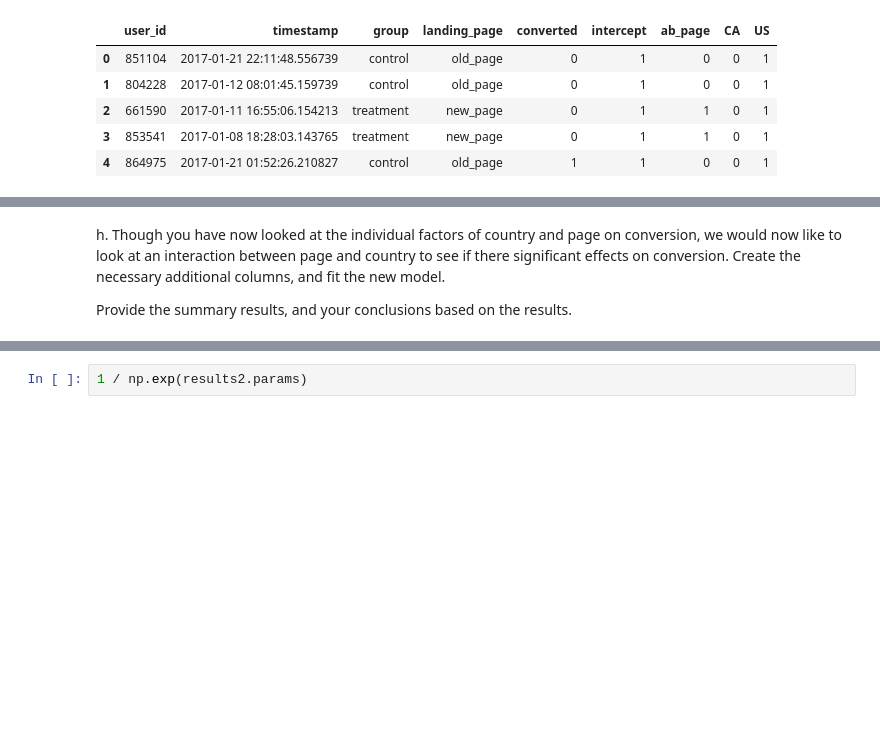
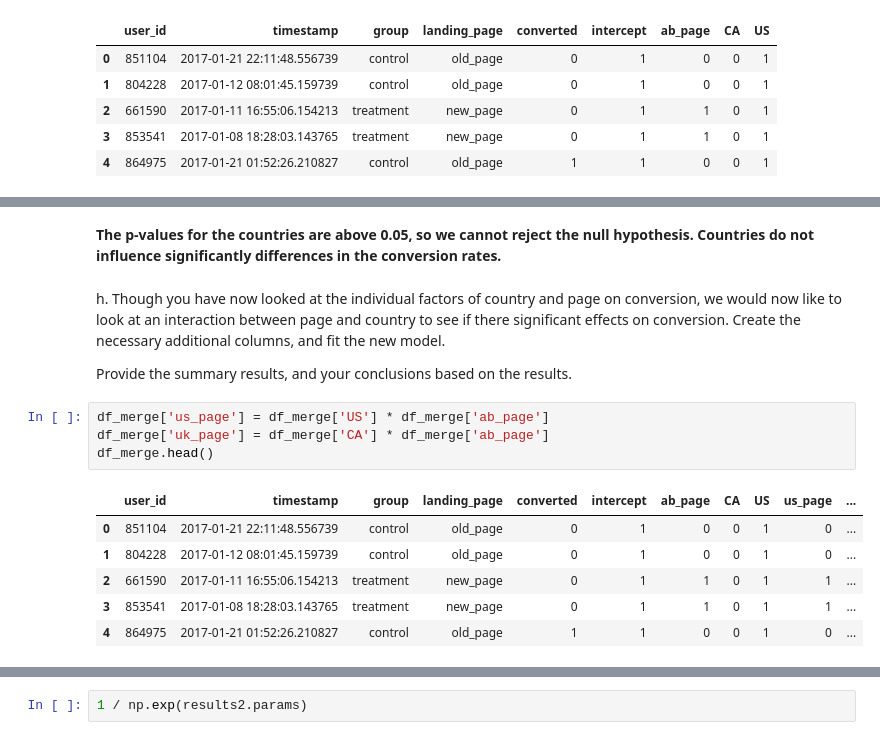
Before and after one commit to PRATIKSHABOTHARA/Analyze-AB-test, a Jupyter notebook: Analyze_ab_test_results_notebook.ipynb, the cells around one changed output, grey strips where cells are left out. Saved outputs shown, nothing was run; the diff lists cells and outputs as text; blank space fills up the shorter version.

```diff
--- a/Analyze_ab_test_results_notebook.ipynb
+++ b/Analyze_ab_test_results_notebook.ipynb
@@ -428,6 +450,19 @@ df_merge.head()
+# %% [markdown]
+**The p-values for the countries are above 0.05, so we cannot reject the null hypothesis. Countries do not influence significantly differences in the conversion rates.**
 # %% [markdown]
 h. Though you have now looked at the individual factors of country and page on conversion, we would now like to look at an interaction between page and country to see if there significant effects on conversion.  Create the necessary additional columns, and fit the new model.
 
 Provide the summary results, and your conclusions based on the results.
+# %%
+df_merge['us_page'] = df_merge['US'] * df_merge['ab_page']
+df_merge['uk_page'] = df_merge['CA'] * df_merge['ab_page']
+df_merge.head()
+# %% [output]
+|  | user_id | timestamp | group | landing_page | converted | intercept | ab_page | CA | US | us_page | ... |
+| 0 | 851104 | 2017-01-21 22:11:48.556739 | control | old_page | 0 | 1 | 0 | 0 | 1 | 0 | ... |
+| 1 | 804228 | 2017-01-12 08:01:45.159739 | control | old_page | 0 | 1 | 0 | 0 | 1 | 0 | ... |
+| 2 | 661590 | 2017-01-11 16:55:06.154213 | treatment | new_page | 0 | 1 | 1 | 0 | 1 | 1 | ... |
+| 3 | 853541 | 2017-01-08 18:28:03.143765 | treatment | new_page | 0 | 1 | 1 | 0 | 1 | 1 | ... |
+| 4 | 864975 | 2017-01-21 01:52:26.210827 | control | old_page | 1 | 1 | 0 | 0 | 1 | 0 | ... |
 # %%
 ### Fit Your Linear Model And Obtain the Results
```
Also changed, not shown: parts of 8 cells of this notebook, 1 other file.
